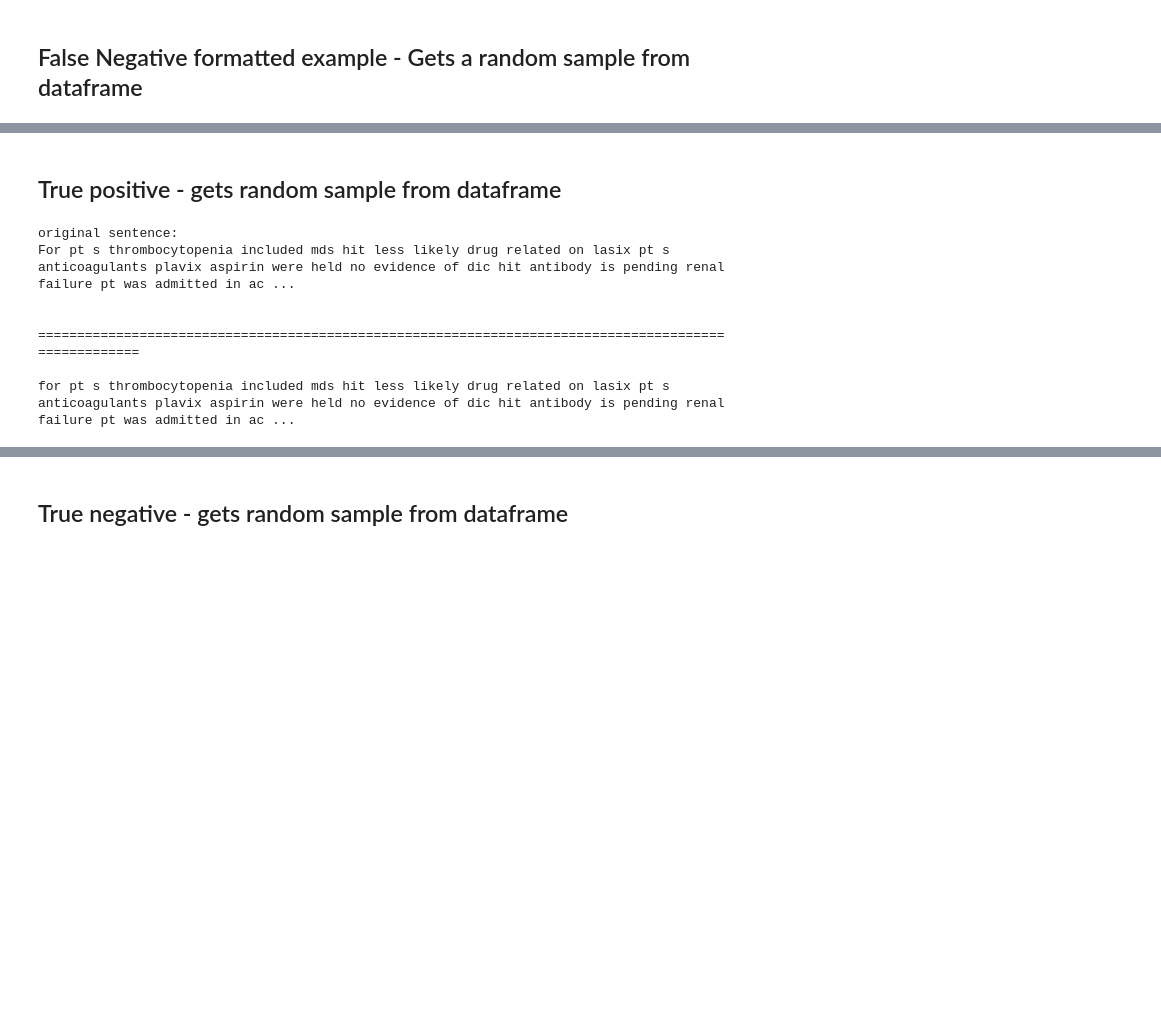
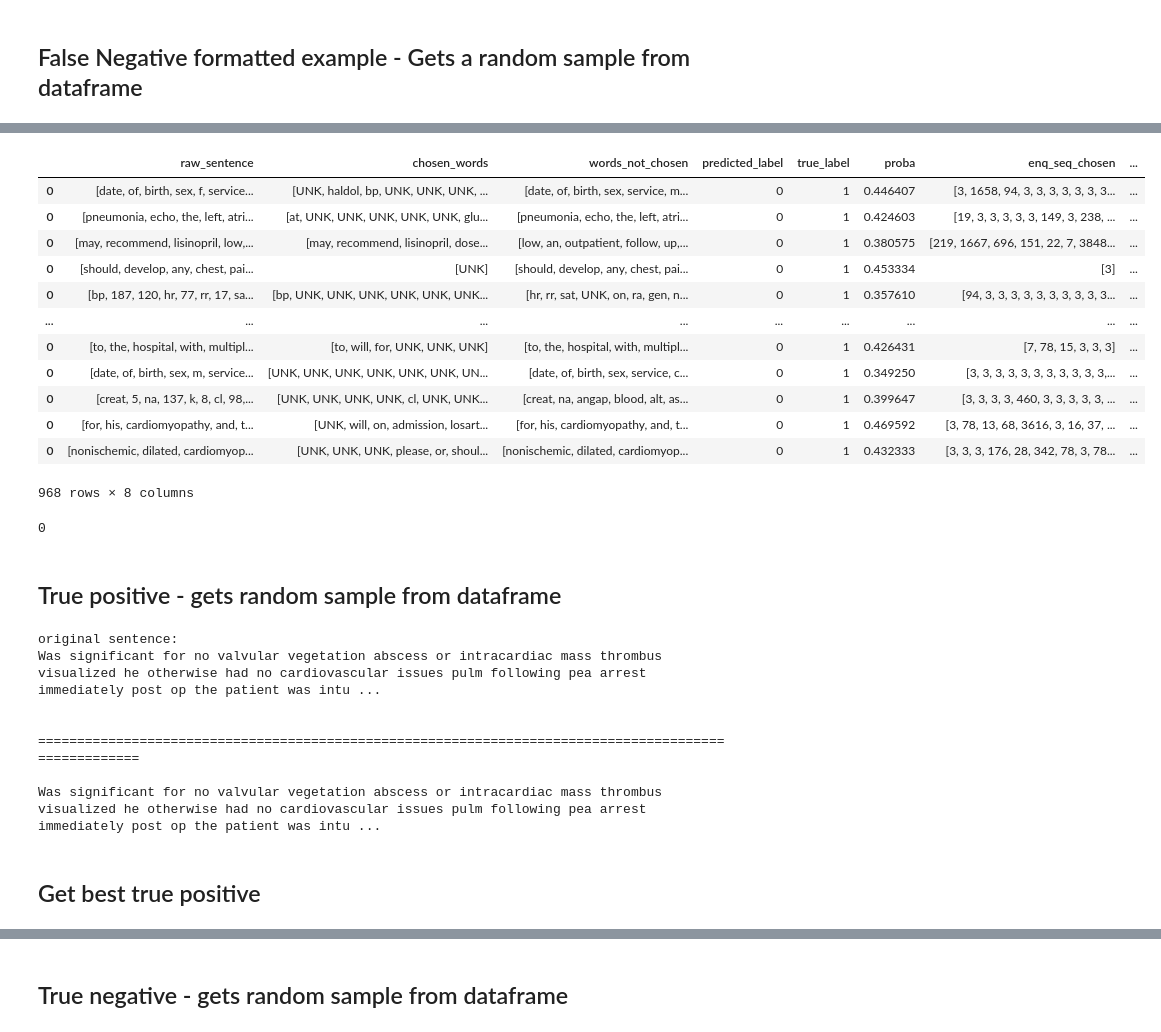
Before and after one commit to bestpredicts/NLP_Projects, a Jupyter notebook: OxLegalReasoning/exploring_rationales.ipynb, the cells around one changed output, grey strips where cells are left out. Drawn from its saved outputs; the diff is of its cells as text; code cells hidden in the pictures; blank space fills up the shorter version.

```diff
--- a/OxLegalReasoning/exploring_rationales.ipynb
+++ b/OxLegalReasoning/exploring_rationales.ipynb
@@ -118,15 +187,37 @@ Much improved prior to discharge please call your doctor or go to the emergency
+# %%
+rationales_df[(rationales_df["true_label"]==1) & (rationales_df["predicted_label"]==0)]
+# %% [output]
+|  | raw_sentence | chosen_words | words_not_chosen | predicted_label | true_label | proba | enq_seq_chosen | ... |
+| 0 | [date, of, birth, sex, f, service... | [UNK, haldol, bp, UNK, UNK, UNK, ... | [date, of, birth, sex, service, m... | 0 | 1 | 0.446407 | [3, 1658, 94, 3, 3, 3, 3, 3, 3, 3... | ... |
+| 0 | [pneumonia, echo, the, left, atri... | [at, UNK, UNK, UNK, UNK, UNK, glu... | [pneumonia, echo, the, left, atri... | 0 | 1 | 0.424603 | [19, 3, 3, 3, 3, 3, 149, 3, 238, ... | ... |
+| 0 | [may, recommend, lisinopril, low,... | [may, recommend, lisinopril, dose... | [low, an, outpatient, follow, up,... | 0 | 1 | 0.380575 | [219, 1667, 696, 151, 22, 7, 3848... | ... |
+| 0 | [should, develop, any, chest, pai... | [UNK] | [should, develop, any, chest, pai... | 0 | 1 | 0.453334 | [3] | ... |
+| 0 | [bp, 187, 120, hr, 77, rr, 17, sa... | [bp, UNK, UNK, UNK, UNK, UNK, UNK... | [hr, rr, sat, UNK, on, ra, gen, n... | 0 | 1 | 0.357610 | [94, 3, 3, 3, 3, 3, 3, 3, 3, 3, 3... | ... |
+| ... | ... | ... | ... | ... | ... | ... | ... | ... |
+| 0 | [to, the, hospital, with, multipl... | [to, will, for, UNK, UNK, UNK] | [to, the, hospital, with, multipl... | 0 | 1 | 0.426431 | [7, 78, 15, 3, 3, 3] | ... |
+| 0 | [date, of, birth, sex, m, service... | [UNK, UNK, UNK, UNK, UNK, UNK, UN... | [date, of, birth, sex, service, c... | 0 | 1 | 0.349250 | [3, 3, 3, 3, 3, 3, 3, 3, 3, 3, 3,... | ... |
+| 0 | [creat, 5, na, 137, k, 8, cl, 98,... | [UNK, UNK, UNK, UNK, cl, UNK, UNK... | [creat, na, angap, blood, alt, as... | 0 | 1 | 0.399647 | [3, 3, 3, 3, 460, 3, 3, 3, 3, 3, ... | ... |
+| 0 | [for, his, cardiomyopathy, and, t... | [UNK, will, on, admission, losart... | [for, his, cardiomyopathy, and, t... | 0 | 1 | 0.469592 | [3, 78, 13, 68, 3616, 3, 16, 37, ... | ... |
+| 0 | [nonischemic, dilated, cardiomyop... | [UNK, UNK, UNK, please, or, shoul... | [nonischemic, dilated, cardiomyop... | 0 | 1 | 0.432333 | [3, 3, 3, 176, 28, 342, 78, 3, 78... | ... |
+968 rows × 8 columns
+# %%
+rationales_df[(rationales_df["true_label"]==1) & (rationales_df["predicted_label"]==0)]['predicted_label'].argmax()
+# %% [output]
+0
 # %% [markdown]
 ## True positive -  gets random sample from dataframe
 # %%
 # true positive - pred 1 true 1
-tp_df = rationales_df[(rationales_df["true_label"]==1) & rationales_df["predicted_label"]==1].sample().squeeze(axis = 0)
+tp_df = rationales_df[(rationales_df["true_label"]==1) & (rationales_df["predicted_label"]==1)].sample().squeeze(axis = 0)
 
 
 print_formatted_words(tp_df['raw_sentence'], tp_df['chosen_words'])
 # %% [output]
 original sentence:
-For pt s thrombocytopenia included mds hit less likely drug related on lasix pt s anticoagulants plavix aspirin were held no evidence of dic hit antibody is pending renal failure pt was admitted in ac ...
+Was significant for no valvular vegetation abscess or intracardiac mass thrombus visualized he otherwise had no cardiovascular issues pulm following pea arrest immediately post op the patient was intu ...
 
  =====================================================================================================
 
-for pt s thrombocytopenia included mds hit less likely drug related on lasix pt s anticoagulants plavix aspirin were held no evidence of dic hit antibody is pending renal failure pt was admitted in ac ...
+Was significant for no valvular vegetation abscess or intracardiac mass thrombus visualized he otherwise had no cardiovascular issues pulm following pea arrest immediately post op the patient was intu ...
+# %% [markdown]
+## Get best true positive
```
Also changed, not shown: parts of 20 cells of this notebook.
